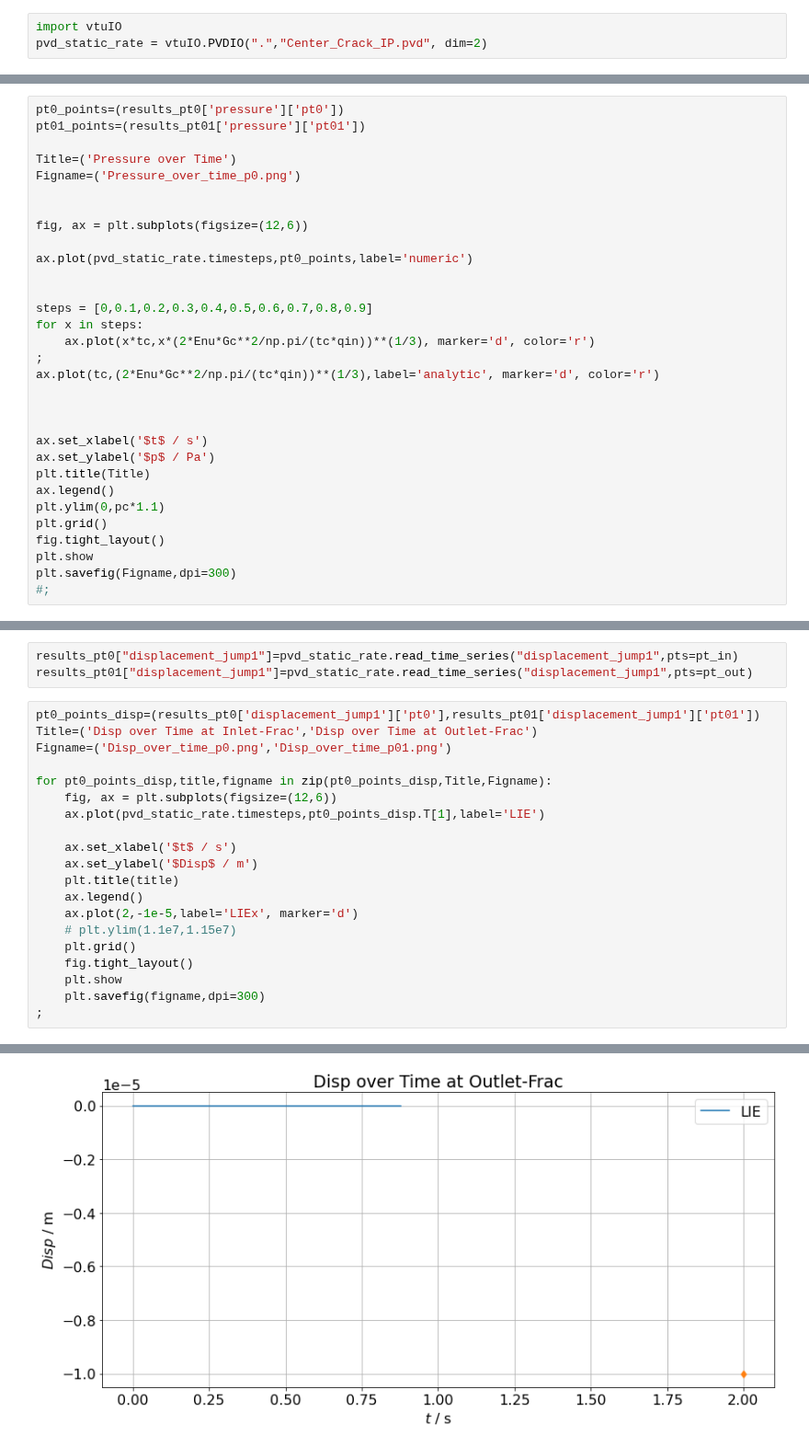
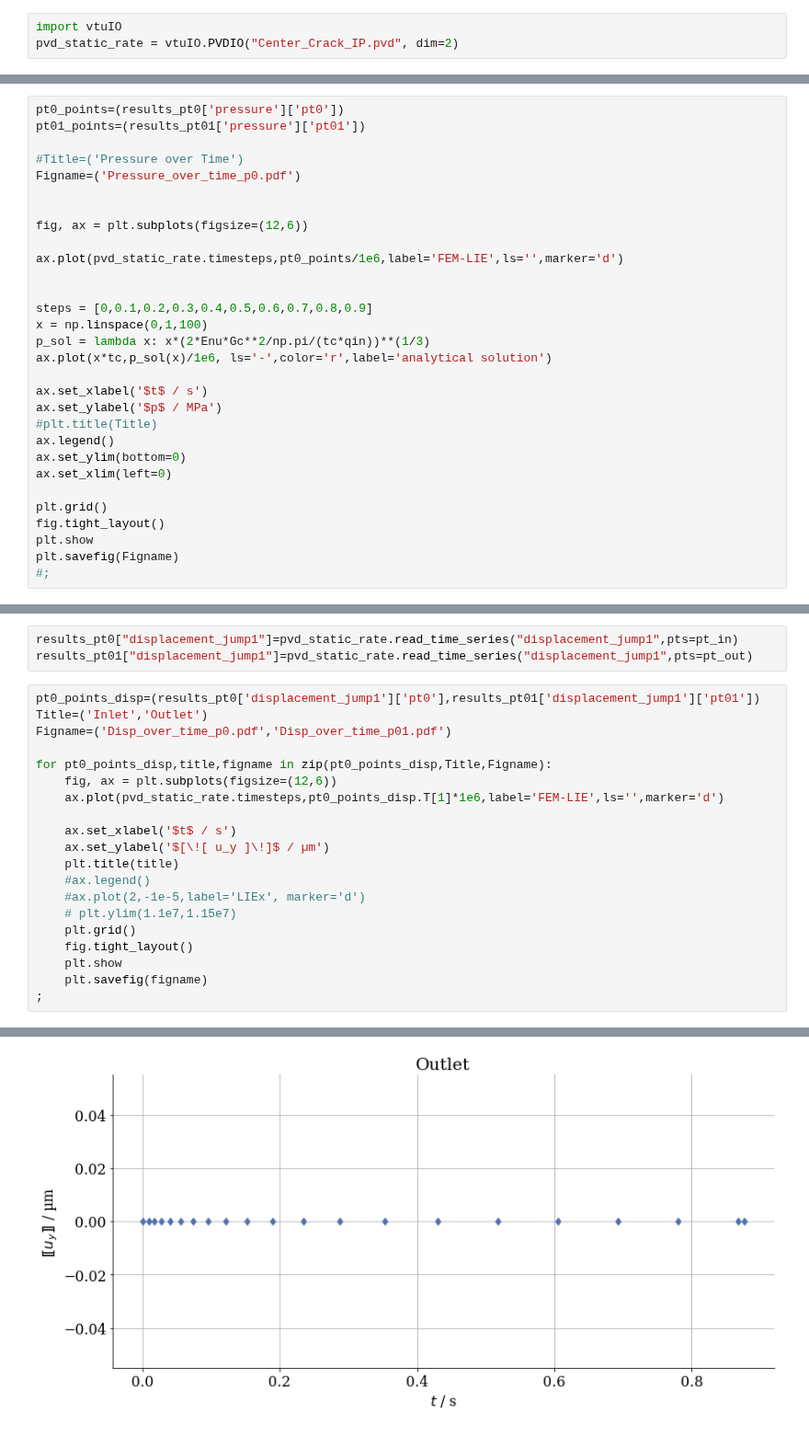
Before and after one commit to nagelt/MechanicsTrainingCourse2020, a Jupyter notebook: Sneddon/static/Sneddon-static.ipynb, the cells around one changed output, grey strips where cells are left out. Shown at 92% size. Saved outputs shown, nothing was run; the diff lists cells and outputs as text.

```diff
--- a/Sneddon/static/Sneddon-static.ipynb
+++ b/Sneddon/static/Sneddon-static.ipynb
@@ -86,4 +90,4 @@ PATH_OGS="/home/xmg/build/release/bin/"
 # %%
 import vtuIO
-pvd_static_rate = vtuIO.PVDIO(".","Center_Crack_IP.pvd", dim=2)
+pvd_static_rate = vtuIO.PVDIO("Center_Crack_IP.pvd", dim=2)
 # %% [output]
@@ -198,31 +193,30 @@ results_pt01["pressure"]=pvd_static_rate.read_time_series("pressure",pts=pt_out)
 pt0_points=(results_pt0['pressure']['pt0'])
 pt01_points=(results_pt01['pressure']['pt01'])
 
-Title=('Pressure over Time')
-Figname=('Pressure_over_time_p0.png')
+#Title=('Pressure over Time')
+Figname=('Pressure_over_time_p0.pdf')
 
 
 fig, ax = plt.subplots(figsize=(12,6))
 
-ax.plot(pvd_static_rate.timesteps,pt0_points,label='numeric')
+ax.plot(pvd_static_rate.timesteps,pt0_points/1e6,label='FEM-LIE',ls='',marker='d')
 
 
 steps = [0,0.1,0.2,0.3,0.4,0.5,0.6,0.7,0.8,0.9]
-for x in steps:
-    ax.plot(x*tc,x*(2*Enu*Gc**2/np.pi/(tc*qin))**(1/3), marker='d', color='r')
-;
-ax.plot(tc,(2*Enu*Gc**2/np.pi/(tc*qin))**(1/3),label='analytic', marker='d', color='r')
-
-
+x = np.linspace(0,1,100)
+p_sol = lambda x: x*(2*Enu*Gc**2/np.pi/(tc*qin))**(1/3)
+ax.plot(x*tc,p_sol(x)/1e6, ls='-',color='r',label='analytical solution')
 
 ax.set_xlabel('$t$ / s')
-ax.set_ylabel('$p$ / Pa')
-plt.title(Title)
+ax.set_ylabel('$p$ / MPa')
+#plt.title(Title)
 ax.legend()
-plt.ylim(0,pc*1.1)
+ax.set_ylim(bottom=0)
+ax.set_xlim(left=0)
+
 plt.grid()
 fig.tight_layout()
 plt.show
-plt.savefig(Figname,dpi=300)
+plt.savefig(Figname)
 #;
 # %% [output]
@@ -242,23 +236,23 @@ results_pt0["displacement_jump1"]=pvd_static_rate.read_time_series("displacement
 results_pt01["displacement_jump1"]=pvd_static_rate.read_time_series("displacement_jump1",pts=pt_out)
 # %%
 pt0_points_disp=(results_pt0['displacement_jump1']['pt0'],results_pt01['displacement_jump1']['pt01'])
-Title=('Disp over Time at Inlet-Frac','Disp over Time at Outlet-Frac')
-Figname=('Disp_over_time_p0.png','Disp_over_time_p01.png')
+Title=('Inlet','Outlet')
+Figname=('Disp_over_time_p0.pdf','Disp_over_time_p01.pdf')
 
 for pt0_points_disp,title,figname in zip(pt0_points_disp,Title,Figname):
     fig, ax = plt.subplots(figsize=(12,6))
-    ax.plot(pvd_static_rate.timesteps,pt0_points_disp.T[1],label='LIE')
+    ax.plot(pvd_static_rate.timesteps,pt0_points_disp.T[1]*1e6,label='FEM-LIE',ls='',marker='d')
 
     ax.set_xlabel('$t$ / s')
-    ax.set_ylabel('$Disp$ / m')
+    ax.set_ylabel('$[\![ u_y ]\!]$ / µm')
     plt.title(title)
-    ax.legend()
-    ax.plot(2,-1e-5,label='LIEx', marker='d')
+    #ax.legend()
+    #ax.plot(2,-1e-5,label='LIEx', marker='d')
     # plt.ylim(1.1e7,1.15e7)
     plt.grid()
     fig.tight_layout()
     plt.show
-    plt.savefig(figname,dpi=300)
+    plt.savefig(figname)
 ;
 # %% [output]
 ''
@@ -266 +260 @@ for pt0_points_disp,title,figname in zip(pt0_points_disp,Title,Figname):
-[figure, old version]
+[figure, new version]
```
Also changed, not shown: parts of 12 cells of this notebook, 5 other files.
